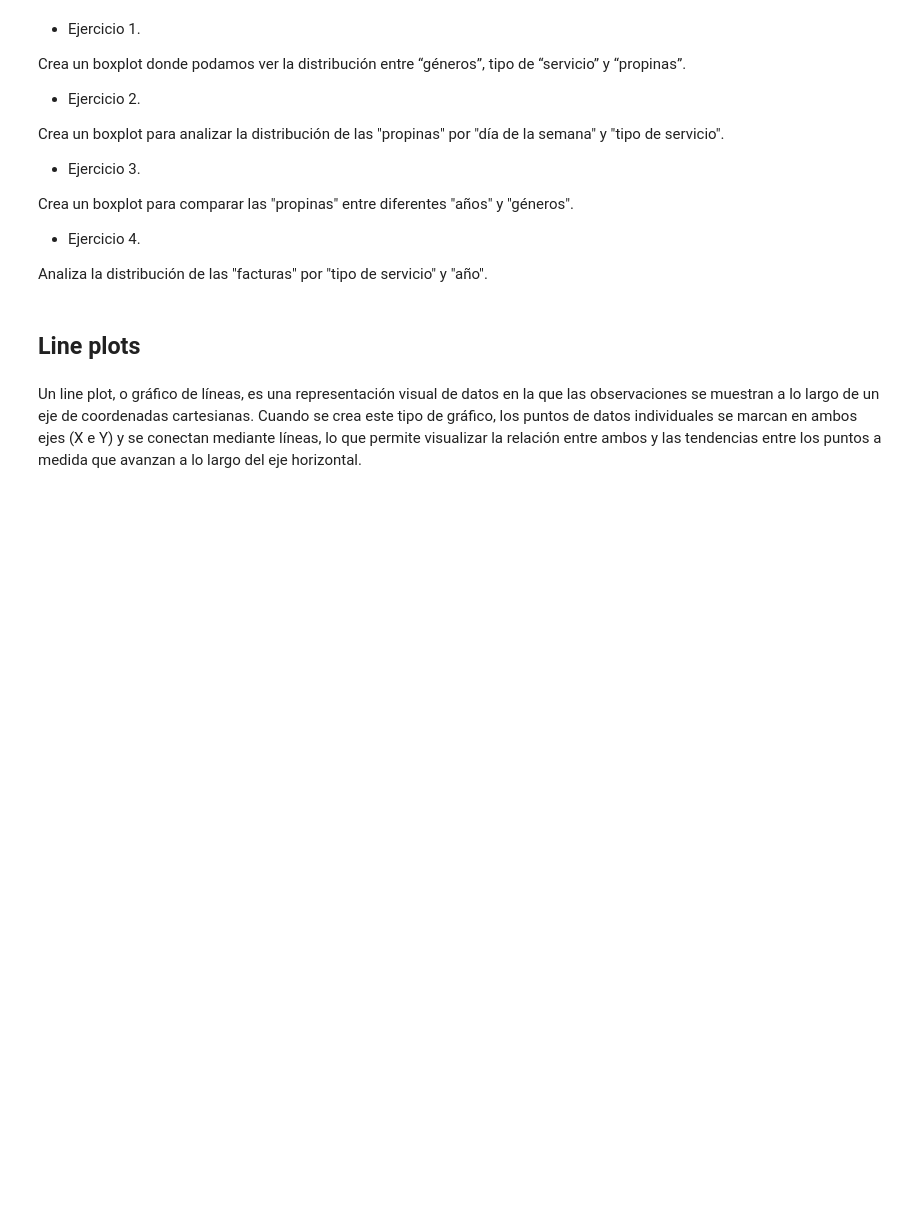
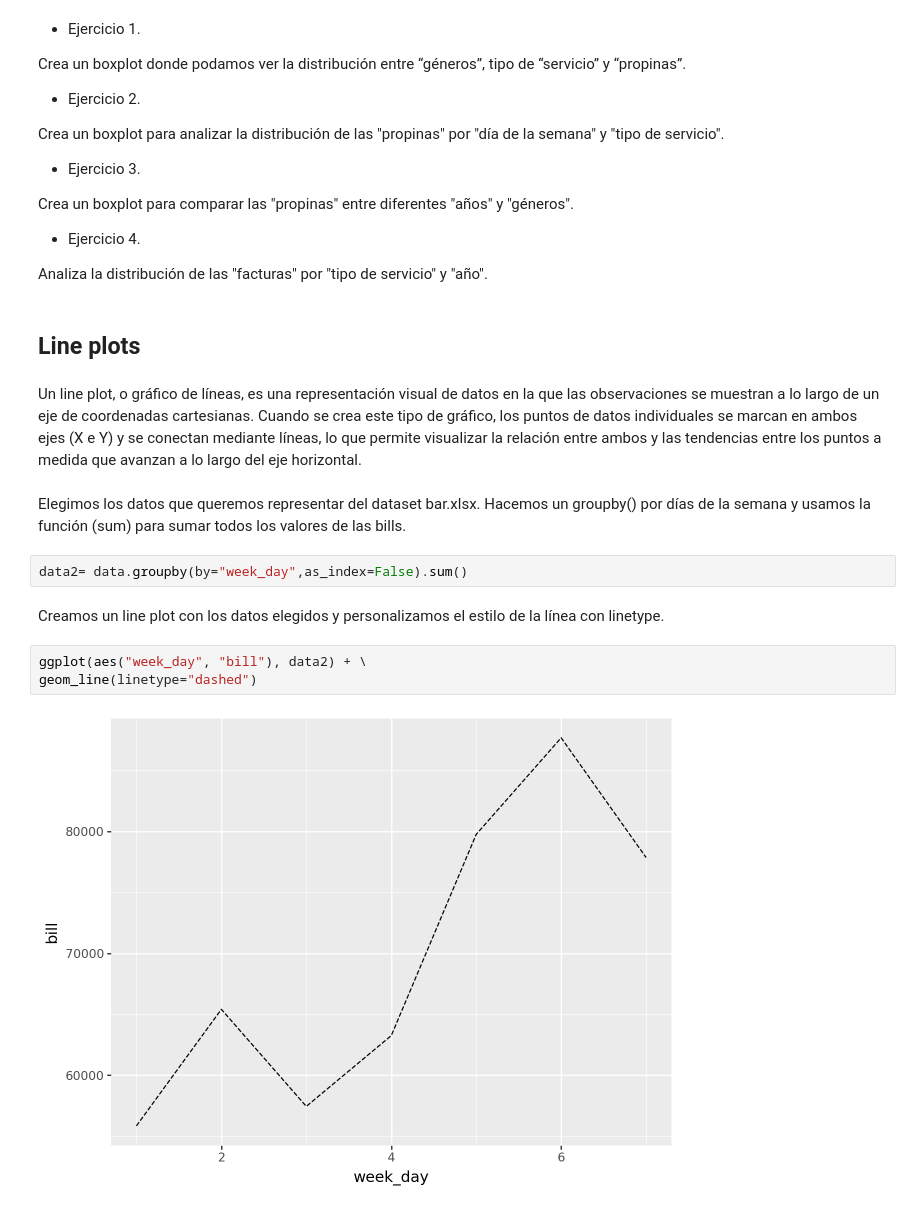
Before and after one commit to Itse-Lenguaje-para-analisis-de-datos-II/Lenguaje-para-analisis-de-datos-II, a Jupyter notebook: Modulo 3/Clase 7.ipynb, the cells around one changed output. Saved outputs shown, nothing was run; the diff lists cells and outputs as text; blank space fills up the shorter version.

```diff
--- a/Modulo 3/Clase 7.ipynb
+++ b/Modulo 3/Clase 7.ipynb
@@ -57,3 +57,14 @@ Analiza la distribución de las "facturas" por "tipo de servicio" y "año".
 ## Line plots
 # %% [markdown]
 Un line plot, o gráfico de líneas, es una representación visual de datos en la que las observaciones se muestran a lo largo de un eje de coordenadas cartesianas. Cuando se crea este tipo de gráfico, los puntos de datos individuales se marcan en ambos ejes (X e Y) y se conectan mediante líneas, lo que permite visualizar la relación entre ambos y las tendencias entre los puntos a medida que avanzan a lo largo del eje horizontal.
+# %% [markdown]
+ Elegimos los datos que queremos representar del dataset bar.xlsx. Hacemos un groupby() por días de la semana y usamos la función (sum) para sumar todos los valores de las bills.
+# %%
+data2= data.groupby(by="week_day",as_index=False).sum()
+# %% [markdown]
+Creamos un line plot con los datos elegidos y personalizamos el estilo de la línea con linetype.
+# %%
+ggplot(aes("week_day", "bill"), data2) + \
+geom_line(linetype="dashed")
+# %% [output]
+[figure, added]
```
Also changed, not shown: parts of 23 cells of this notebook, 1 other file.
